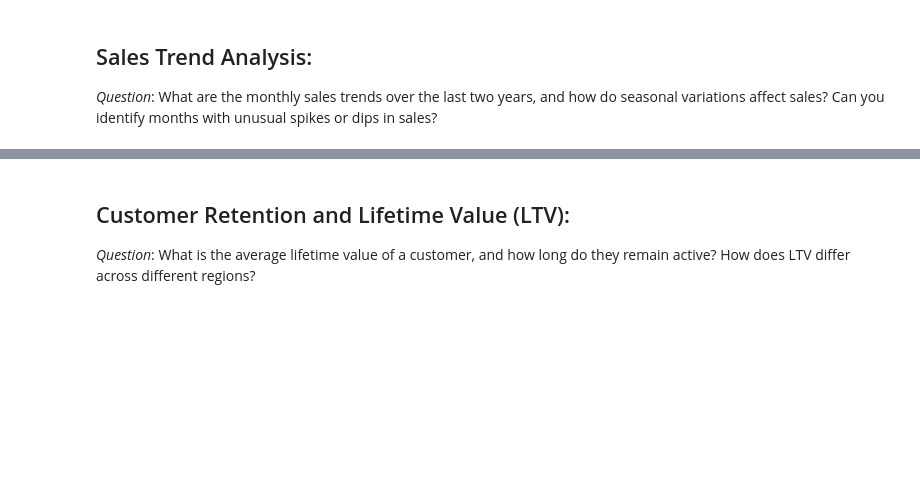
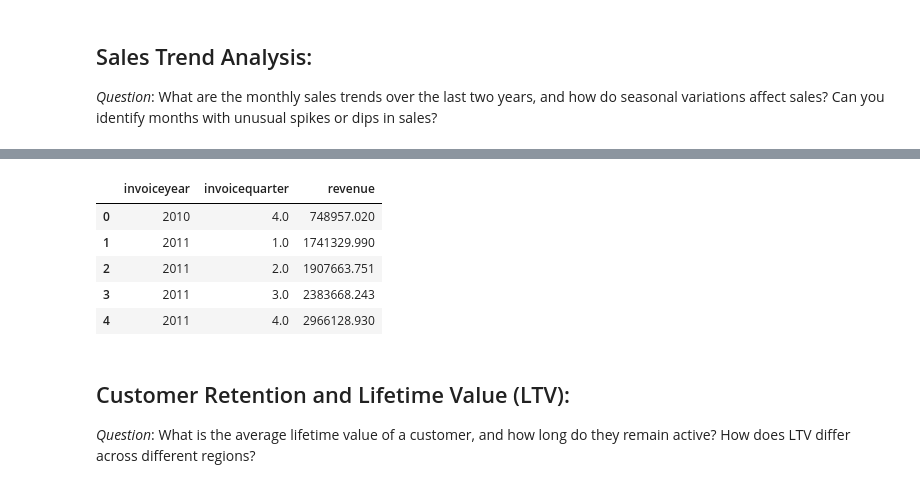
Before and after one commit to Ability014/olc_business_problems_with_sql, a Jupyter notebook: Solving Biz Problems with SQL.ipynb, the cells around one changed output, grey strips where cells are left out. Cells and saved outputs as stored; diff of their text form; code cells hidden in the pictures; blank space fills up the shorter version.

```diff
--- a/Solving Biz Problems with SQL.ipynb
+++ b/Solving Biz Problems with SQL.ipynb
@@ -422,3 +461,26 @@ pd.read_sql(query, engine)
+# %%
+## What are the monthly sales trends over the last two years, and how do seasonal variations affect sales?
+## Can you identify months with unusual spikes or dips in sales?
+
+query = """
+WITH monthly_revenue As (
+SELECT CAST(to_char(cast("InvoiceDate" as Date), 'YYYY') as INTEGER) as InvoiceYear,
+extract(QUARTER FROM cast("InvoiceDate" as Date)) as InvoiceQuarter,
+SUM("UnitPrice"*"Quantity") as Revenue
+FROM public.ecommerce_olc11
+GROUP BY 1, 2)
+SELECT *
+FROM monthly_revenue
+order by 1, 2
+"""
+pd.read_sql(query, engine)
+# %% [output]
+|  | invoiceyear | invoicequarter | revenue |
+| 0 | 2010 | 4.0 | 748957.020 |
+| 1 | 2011 | 1.0 | 1741329.990 |
+| 2 | 2011 | 2.0 | 1907663.751 |
+| 3 | 2011 | 3.0 | 2383668.243 |
+| 4 | 2011 | 4.0 | 2966128.930 |
 # %% [markdown]
 ## Customer Retention and Lifetime Value (LTV):
 
```
Also changed, not shown: parts of 7 cells of this notebook.
